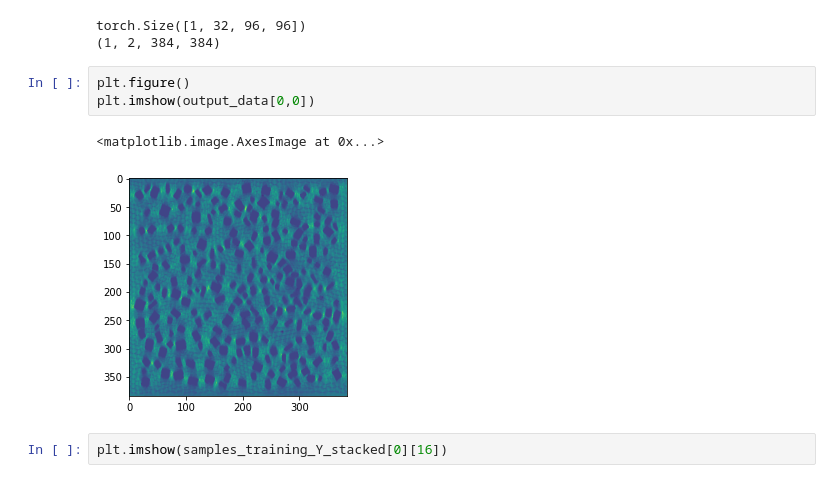
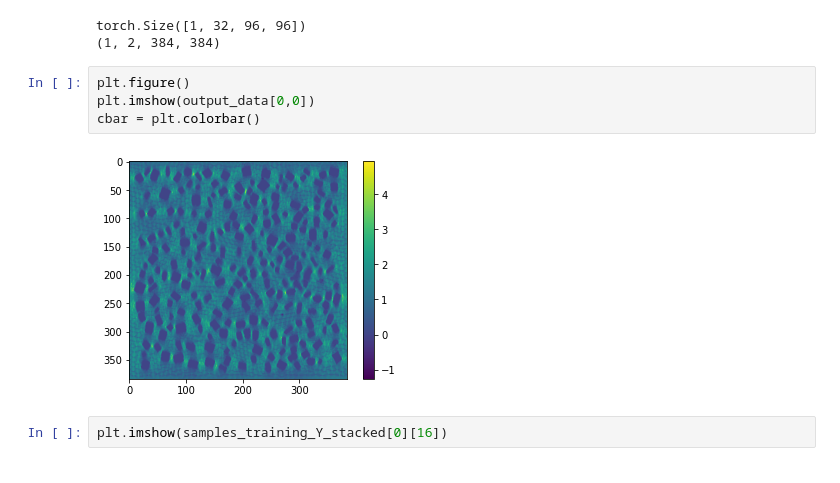
Before and after one commit to guodh321/FlowPassBuilding, a Jupyter notebook: MainCodes/4_PredModel_building_basicModel_AAE_3ts.ipynb, the cells around one changed output. Cells and saved outputs as stored; diff of their text form.

```diff
--- a/MainCodes/4_PredModel_building_basicModel_AAE_3ts.ipynb
+++ b/MainCodes/4_PredModel_building_basicModel_AAE_3ts.ipynb
@@ -722,9 +909,9 @@ torch.Size([1, 32, 96, 96])
 # %%
 plt.figure()
 plt.imshow(output_data[0,0])
+cbar = plt.colorbar()
 # %% [output]
-<matplotlib.image.AxesImage at 0x...>
-[figure, old version]
+[figure, new version]
 # %%
 plt.imshow(samples_training_Y_stacked[0][16])
 # %% [output]
```
Also changed, not shown: parts of 32 cells of this notebook, 2 other files.
